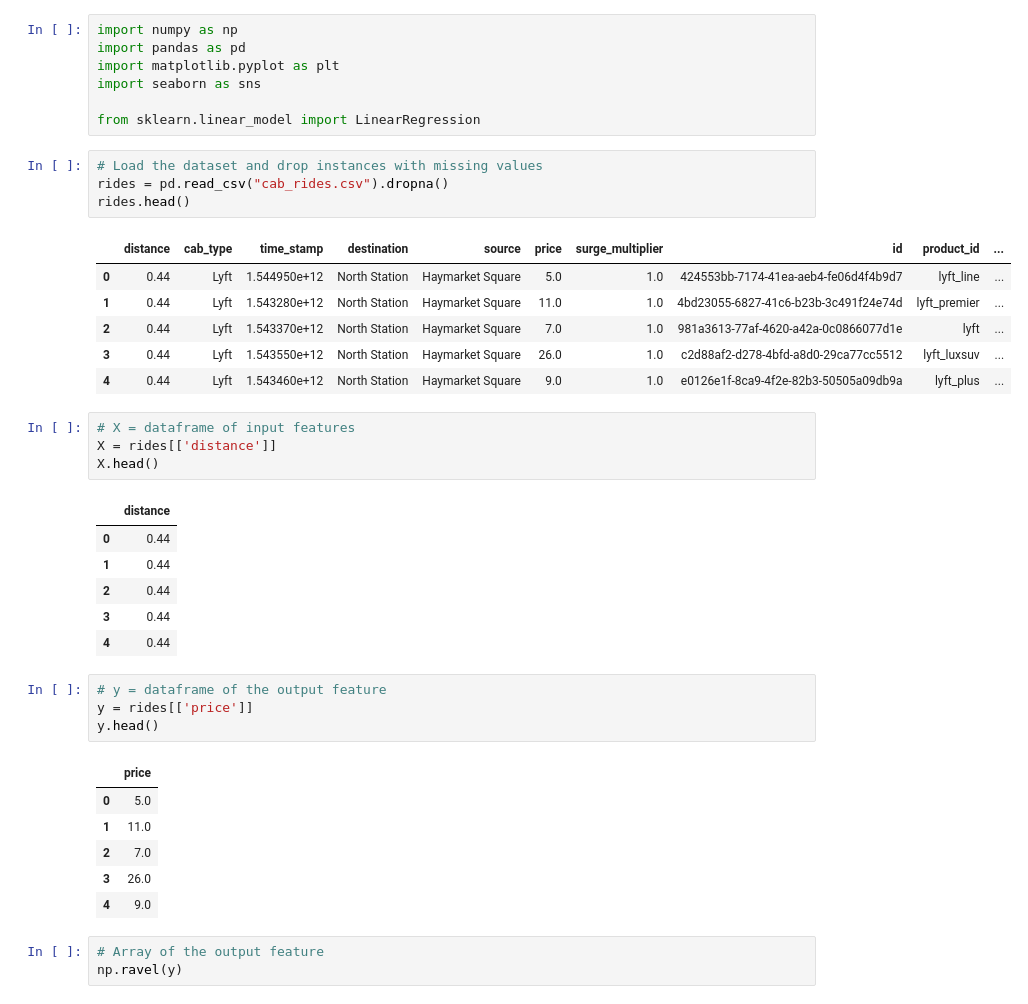
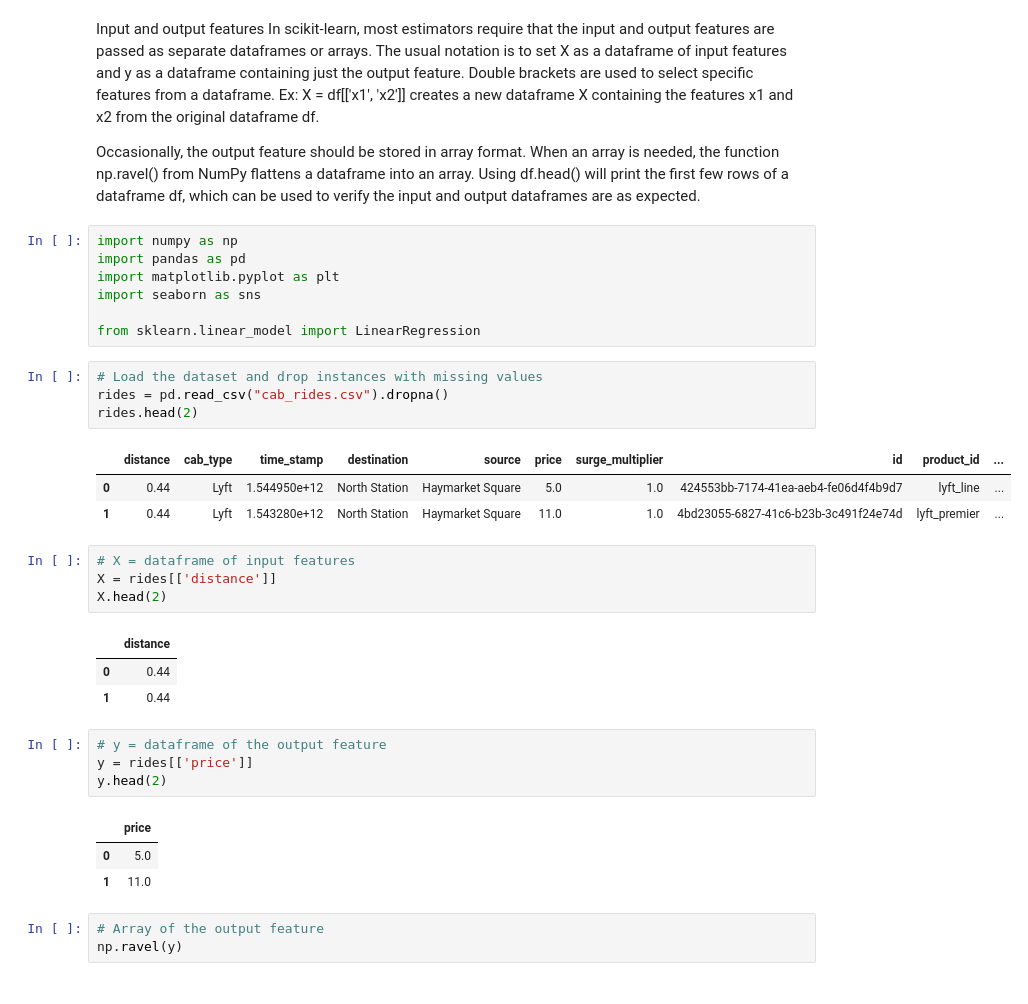
Before and after one commit to gadosanjos/CSCI-164, a Jupyter notebook: chapter1/1.3/1-Inputs and outputs.ipynb, the cells around one changed output. Saved outputs shown, nothing was run; the diff lists cells and outputs as text.

```diff
--- a/chapter1/1.3/1-Inputs and outputs.ipynb
+++ b/chapter1/1.3/1-Inputs and outputs.ipynb
@@ -1,3 +1,8 @@
+# %% [markdown]
+Input and output features
+In scikit-learn, most estimators require that the input and output features are passed as separate dataframes or arrays. The usual notation is to set X as a dataframe of input features and y as a dataframe containing just the output feature. Double brackets are used to select specific features from a dataframe. Ex: X = df[['x1', 'x2']] creates a new dataframe X containing the features x1 and x2 from the original dataframe df.
+
+Occasionally, the output feature should be stored in array format. When an array is needed, the function np.ravel() from NumPy flattens a dataframe into an array. Using df.head() will print the first few rows of a dataframe df, which can be used to verify the input and output dataframes are as expected.
 # %%
 import numpy as np
 import pandas as pd
@@ -8,36 +13,27 @@ from sklearn.linear_model import LinearRegression
 # %%
 # Load the dataset and drop instances with missing values
 rides = pd.read_csv("cab_rides.csv").dropna()
-rides.head()
+rides.head(2)
 # %% [output]
 |  | distance | cab_type | time_stamp | destination | source | price | surge_multiplier | id | product_id | ... |
 | 0 | 0.44 | Lyft | 1.544950e+12 | North Station | Haymarket Square | 5.0 | 1.0 | 424553bb-7174-41ea-aeb4-fe06d4f4b9d7 | lyft_line | ... |
 | 1 | 0.44 | Lyft | 1.543280e+12 | North Station | Haymarket Square | 11.0 | 1.0 | 4bd23055-6827-41c6-b23b-3c491f24e74d | lyft_premier | ... |
-| 2 | 0.44 | Lyft | 1.543370e+12 | North Station | Haymarket Square | 7.0 | 1.0 | 981a3613-77af-4620-a42a-0c0866077d1e | lyft | ... |
-| 3 | 0.44 | Lyft | 1.543550e+12 | North Station | Haymarket Square | 26.0 | 1.0 | c2d88af2-d278-4bfd-a8d0-29ca77cc5512 | lyft_luxsuv | ... |
-| 4 | 0.44 | Lyft | 1.543460e+12 | North Station | Haymarket Square | 9.0 | 1.0 | e0126e1f-8ca9-4f2e-82b3-50505a09db9a | lyft_plus | ... |
 # %%
 # X = dataframe of input features
 X = rides[['distance']]
-X.head()
+X.head(2)
 # %% [output]
 |  | distance |
 | 0 | 0.44 |
 | 1 | 0.44 |
-| 2 | 0.44 |
-| 3 | 0.44 |
-| 4 | 0.44 |
 # %%
 # y = dataframe of the output feature
 y = rides[['price']]
-y.head()
+y.head(2)
 # %% [output]
 |  | price |
 | 0 | 5.0 |
 | 1 | 11.0 |
-| 2 | 7.0 |
-| 3 | 26.0 |
-| 4 | 9.0 |
 # %%
 # Array of the output feature
 np.ravel(y)
```
Also changed, not shown: 7 other files.
